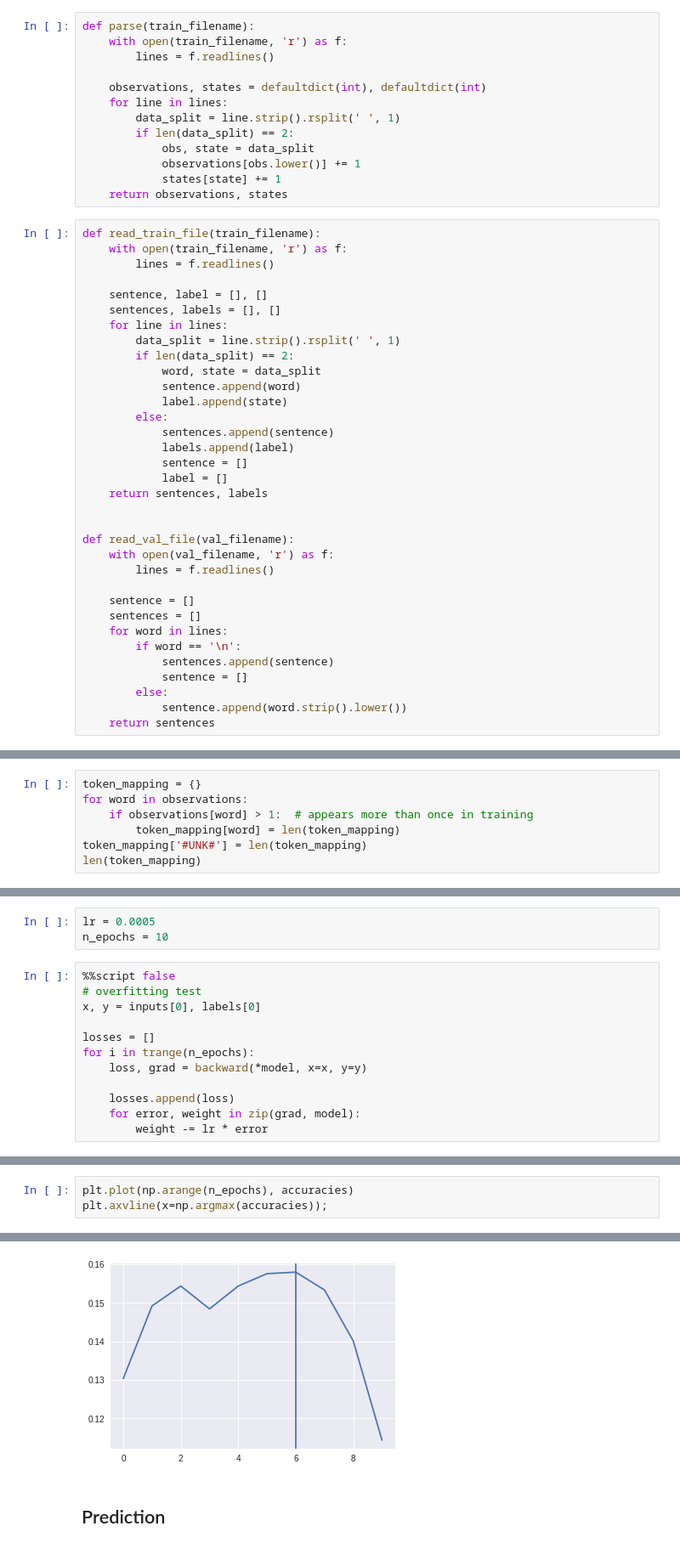
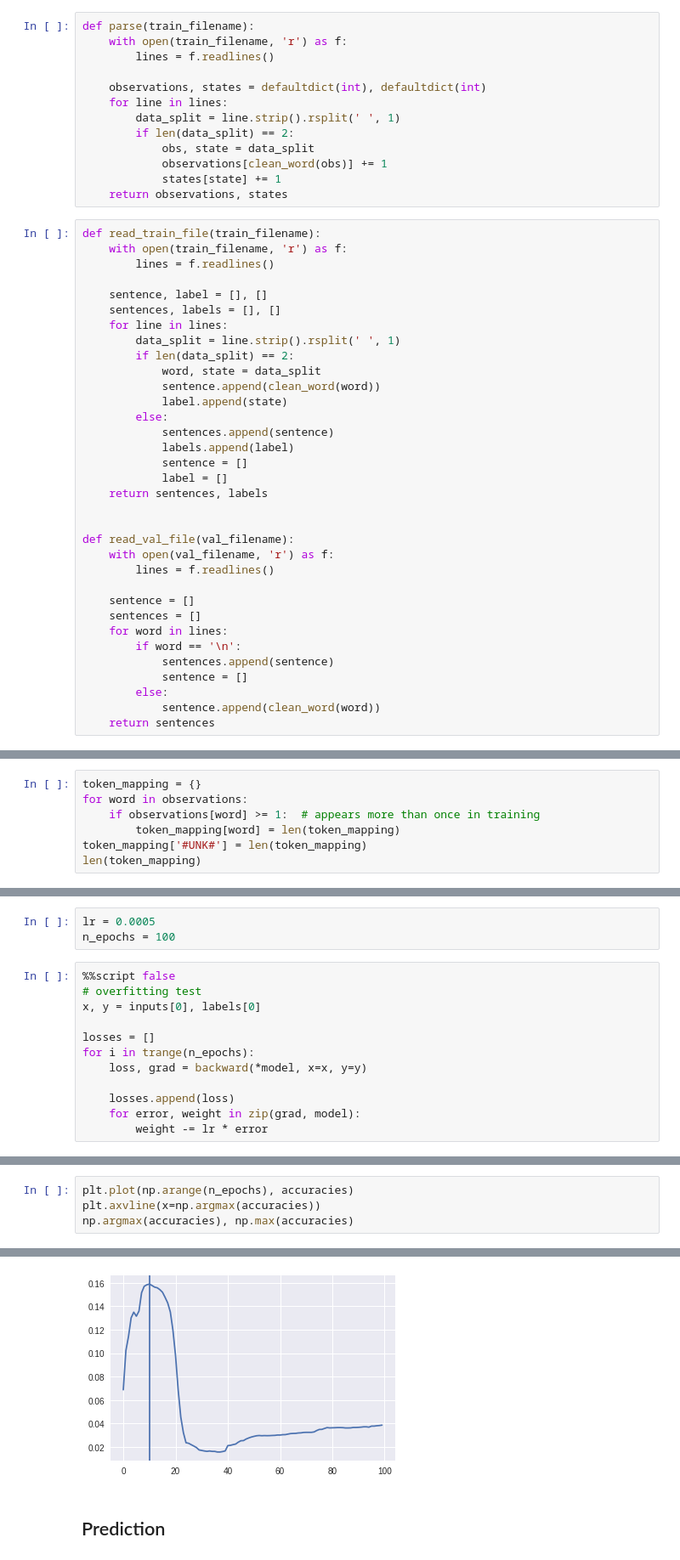
Before and after one commit to kohjingyu/hidden-markov-model, a Jupyter notebook: Part5.ipynb, the cells around one changed output, grey strips where cells are left out. Shown at 85% size. Cells and saved outputs as stored; diff of their text form.

Commit message:
Add pre-processing step to convert words to tokens

```diff
--- a/Part5.ipynb
+++ b/Part5.ipynb
@@ -19,7 +58,7 @@ def parse(train_filename):
         data_split = line.strip().rsplit(' ', 1)
         if len(data_split) == 2:
             obs, state = data_split
-            observations[obs.lower()] += 1
+            observations[clean_word(obs)] += 1
             states[state] += 1
     return observations, states
 # %%
@@ -33,7 +72,7 @@ def read_train_file(train_filename):
         data_split = line.strip().rsplit(' ', 1)
         if len(data_split) == 2:
             word, state = data_split
-            sentence.append(word)
+            sentence.append(clean_word(word))
             label.append(state)
         else:
             sentences.append(sentence)
@@ -54,7 +93,7 @@ def read_val_file(val_filename):
             sentences.append(sentence)
             sentence = []
         else:
-            sentence.append(word.strip().lower())
+            sentence.append(clean_word(word))
     return sentences
 # %% [markdown]
 ### Train data
@@ -89,7 +128,7 @@ Create a vocabulary out of words that appear more than `1` time(s) in training.
 # %%
 token_mapping = {}
 for word in observations:
-    if observations[word] > 1:  # appears more than once in training
+    if observations[word] >= 1:  # appears more than once in training
         token_mapping[word] = len(token_mapping)
 token_mapping['#UNK#'] = len(token_mapping)
 len(token_mapping)
@@ -316,7 +355,7 @@ def compute_accuracy():
     return np.mean(accuracies)
 # %%
 lr = 0.0005
-n_epochs = 10
+n_epochs = 100
 # %%
 %%script false
 # overfitting test
@@ -367,4 +406,5 @@ for i in range(4):
 # %%
 plt.plot(np.arange(n_epochs), accuracies)
-plt.axvline(x=np.argmax(accuracies));
+plt.axvline(x=np.argmax(accuracies))
+np.argmax(accuracies), np.max(accuracies)
 # %% [output]
@@ -371,3 +412,3 @@ plt.axvline(x=np.argmax(accuracies));
-[figure, old version]
+[figure, new version]
 # %% [markdown]
 ## Prediction
```
Also changed, not shown: parts of 18 cells of this notebook.
